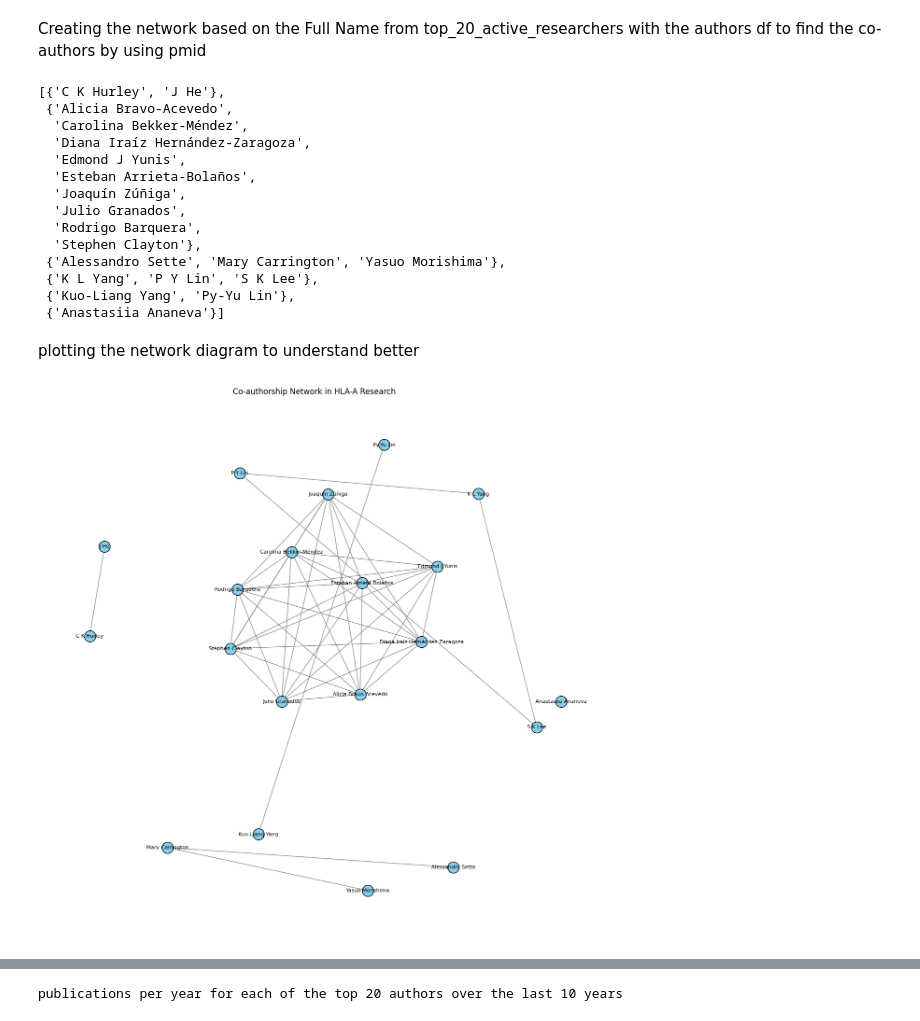
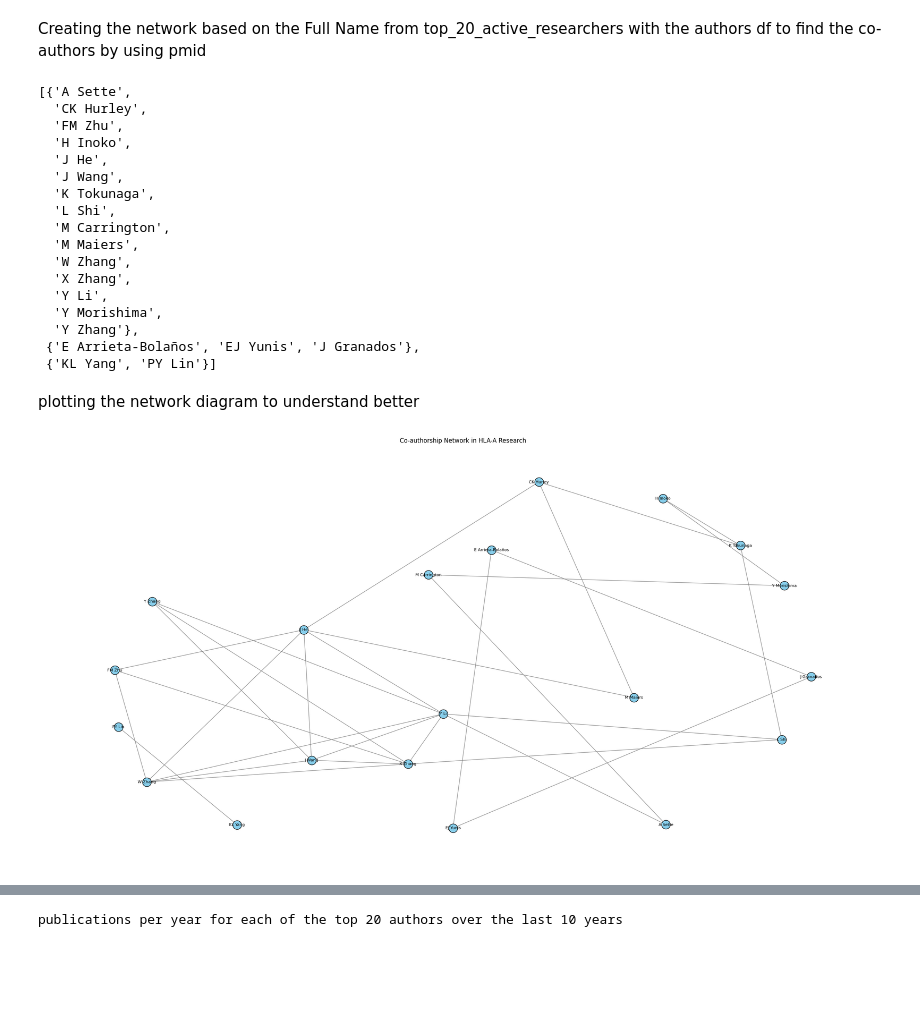
Before and after one commit to catcarroll98/skills-assessment-2, a Jupyter notebook: skillspresentation.ipynb, the cells around one changed output, grey strips where cells are left out. Saved outputs shown, nothing was run; the diff lists cells and outputs as text; code cells hidden in the pictures; blank space fills up the shorter version.

Commit message:
amending the full names to initials to avoid duplication

```diff
--- a/skillspresentation.ipynb
+++ b/skillspresentation.ipynb
@@ -175,7 +175,7 @@ Adding the column FullName by adding Forename and Lastname of the researchers us
 author_df = author_df.copy()
 
 #Creating the full name column
-author_df['FullName'] = author_df['AuthorForename'].astype(str) + ' ' + author_df['AuthorLastname'].astype(str)
+author_df['FullName'] = author_df['AuthorInitials'].astype(str) + ' ' + author_df['AuthorLastname'].astype(str)
 
 # Displaying the DataFrame with the 'FullName' column
 author_df
@@ -353,44 +353,47 @@ connected_components = list(nx.connected_components(G_full_name))
 #printing the connected components
 connected_components
 # %% [output]
-[{'C K Hurley', 'J He'},
- {'Alicia Bravo-Acevedo',
-  'Carolina Bekker-Méndez',
-  'Diana Iraíz Hernández-Zaragoza',
-  'Edmond J Yunis',
-  'Esteban Arrieta-Bolaños',
-  'Joaquín Zúñiga',
-  'Julio Granados',
-  'Rodrigo Barquera',
-  'Stephen Clayton'},
- {'Alessandro Sette', 'Mary Carrington', 'Yasuo Morishima'},
- {'K L Yang', 'P Y Lin', 'S K Lee'},
- {'Kuo-Liang Yang', 'Py-Yu Lin'},
- {'Anastasiia Ananeva'}]
+[{'A Sette',
+  'CK Hurley',
+  'FM Zhu',
+  'H Inoko',
+  'J He',
+  'J Wang',
+  'K Tokunaga',
+  'L Shi',
+  'M Carrington',
+  'M Maiers',
+  'W Zhang',
+  'X Zhang',
+  'Y Li',
+  'Y Morishima',
+  'Y Zhang'},
+ {'E Arrieta-Bolaños', 'EJ Yunis', 'J Granados'},
+ {'KL Yang', 'PY Lin'}]
 # %% [markdown]
 plotting the network diagram to understand better
 # %%
 # Drawing the network graph with spacing
-plt.figure(figsize=(15, 15))
+plt.figure(figsize=(30, 15))
 # Increasing the 'k' parameter to increase repulsive force between nodes
 pos = nx.spring_layout(G_full_name, k=3.0, iterations=100)
 
 # Drawing the nodes and edges
 nx.draw_networkx_nodes(G_full_name, pos, node_color='skyblue', edgecolors='black')
 nx.draw_networkx_edges(G_full_name, pos, edge_color='gray', alpha=0.9)
 
 # Drawing the labels
 for node, (x, y) in pos.items():
     plt.text(x, y, node, fontsize=8, ha='center', va='center')
 
 # Giving the  title and remove axis
 plt.title("Co-authorship Network in HLA-A Research")
 plt.axis('off')
 
 # Show the plot
 plt.show()
 # %% [output]
-[figure, old version]
+[figure, new version]
 # %%
 #merging the articles dataframe 'year' with the author dataframe by using the PMID
 merged_df = authors_df.merge(articles_df[['PMID', 'Year']], on='PMID')
```
Also changed, not shown: parts of 7 cells of this notebook.
